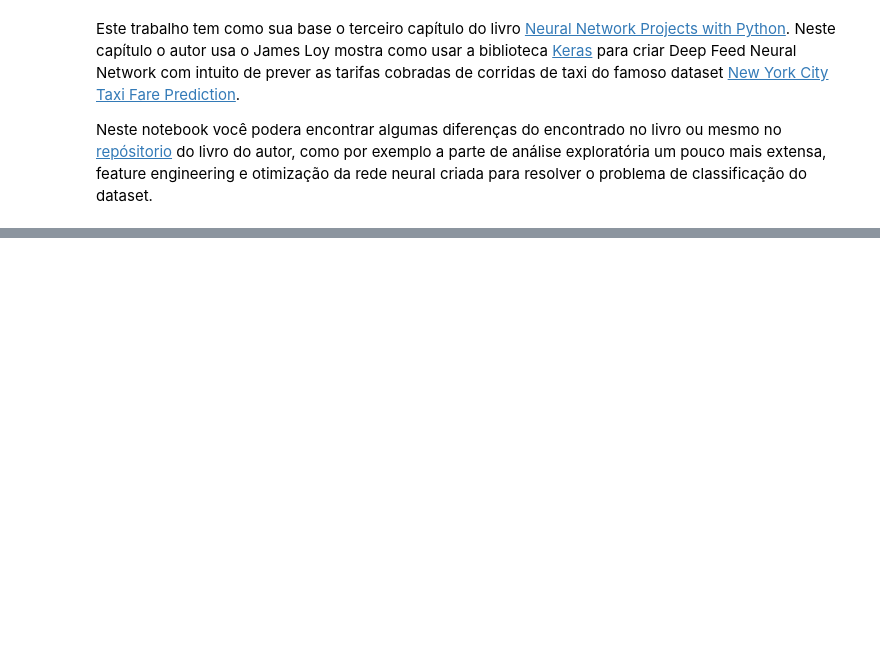
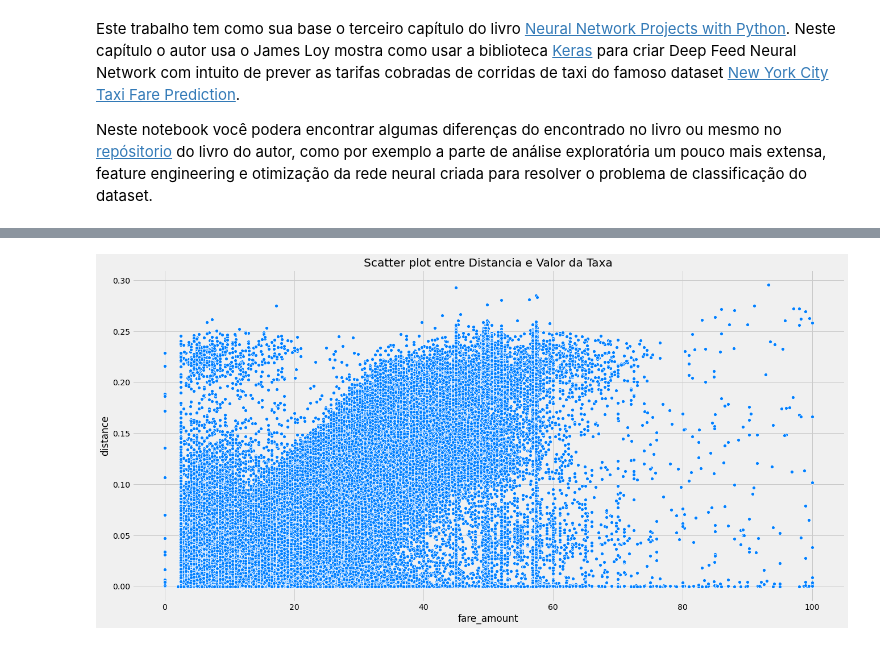
Before and after one commit to bobcastaldeli/Deep-Learning-Notes, a Jupyter notebook: Keras/03-Predicting-Taxi-Fare.ipynb, the cells around one changed output, grey strips where cells are left out. Cells and saved outputs as stored; diff of their text form; code cells hidden in the pictures; blank space fills up the shorter version.

```diff
--- a/Keras/03-Predicting-Taxi-Fare.ipynb
+++ b/Keras/03-Predicting-Taxi-Fare.ipynb
@@ -158,0 +264,15 @@ plt.show()
+# %%
+# Range da longitude para NYC
+nyc_min_longitude = -74.05
+nyc_max_longitude = -73.75
+
+# Range da latitude para NYC
+nyc_min_latitude = 40.63
+nyc_max_latitude = 40.85
+
+# Considere apenas locais dentro de Nova York
+for long in ['pickup_longitude', 'dropoff_longitude']:
+    df = df[(df[long] > nyc_min_longitude) & (df[long] < nyc_max_longitude)]
+
+for lat in ['pickup_latitude', 'dropoff_latitude']:
+    df = df[(df[lat] > nyc_min_latitude) & (df[lat] < nyc_max_latitude)]
@@ -158,0 +292,3 @@ plt.show()
+# %%
+def euc_distance(lat1, long1, lat2, long2):
+    return (((lat1 - lat2)**2 + (long1 - long2)**2)**0.5)
@@ -158,0 +297,5 @@ plt.show()
+# %%
+df['distance'] = euc_distance(df['pickup_latitude'],
+                              df['pickup_longitude'],
+                              df['dropoff_latitude'],
+                              df['dropoff_longitude'])
@@ -158,0 +304,11 @@ plt.show()
+# %%
+# Checando a relação entre distancia e a taxa cobrada
+sns.scatterplot(x='fare_amount',
+                y='distance',
+                data=df)
+
+# Plota o histograma
+plt.title('Scatter plot entre Distancia e Valor da Taxa')
+plt.show()
+# %% [output]
+[figure, added]
```
Also changed, not shown: parts of 39 cells of this notebook.
